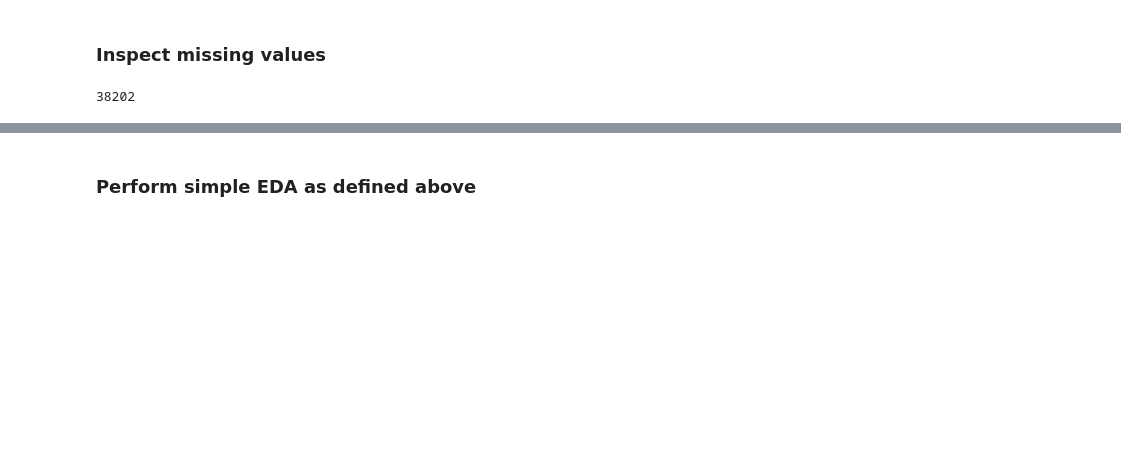
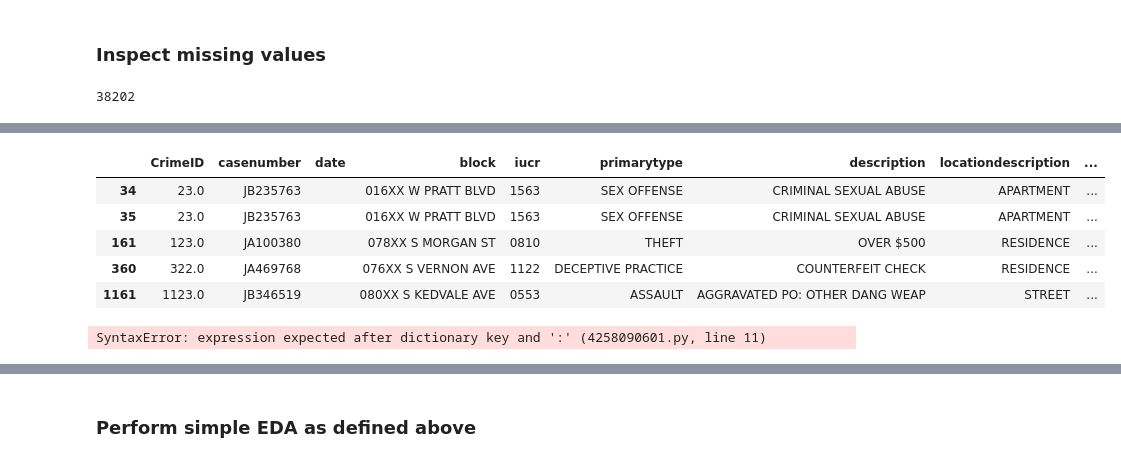
Before and after one commit to AngeloBarisano/data_management_and_ethics, a Jupyter notebook: eda.ipynb, the cells around one changed output, grey strips where cells are left out. Drawn from its saved outputs; the diff is of its cells as text; code cells hidden in the pictures; blank space fills up the shorter version.

```diff
--- a/eda.ipynb
+++ b/eda.ipynb
@@ -160,0 +181,28 @@ dtype: int64
+# %%
+df.loc[df.arrest == "true", "arrest"] = True
+df.loc[df.arrest == "false", "arrest"] = False
+# %%
+# missing information in arrest
+df[ ~((df.arrest == True) | (df.arrest == False))].head()
+df.arrest.value_counts(dropna = False)
+# %% [output]
+|  | CrimeID | casenumber | date | block | iucr | primarytype | description | locationdescription | ... |
+| 34 | 23.0 | JB235763 |  | 016XX W PRATT BLVD | 1563 | SEX OFFENSE | CRIMINAL SEXUAL ABUSE | APARTMENT | ... |
+| 35 | 23.0 | JB235763 |  | 016XX W PRATT BLVD | 1563 | SEX OFFENSE | CRIMINAL SEXUAL ABUSE | APARTMENT | ... |
+| 161 | 123.0 | JA100380 |  | 078XX S MORGAN ST | 0810 | THEFT | OVER $500 | RESIDENCE | ... |
+| 360 | 322.0 | JA469768 |  | 076XX S VERNON AVE | 1122 | DECEPTIVE PRACTICE | COUNTERFEIT CHECK | RESIDENCE | ... |
+| 1161 | 1123.0 | JB346519 |  | 080XX S KEDVALE AVE | 0553 | ASSAULT | AGGRAVATED PO: OTHER DANG WEAP | STREET | ... |
+# %%
+# adjust the datatypes posthoc
+# CrimeID as first to integer value then to STRING
+
+df = df.astype({"CrimeID":int,
+                "casenumber":str,
+                "block":str,
+                "iucr":str,
+                "primarytype":str,
+                "description":str,
+                "locationdescription":str,
+                "arrest": str})
+# %% [output]
+SyntaxError: expression expected after dictionary key and ':' (4258090601.py, line 11)
```
Also changed, not shown: parts of 18 cells of this notebook, 1 other file.
